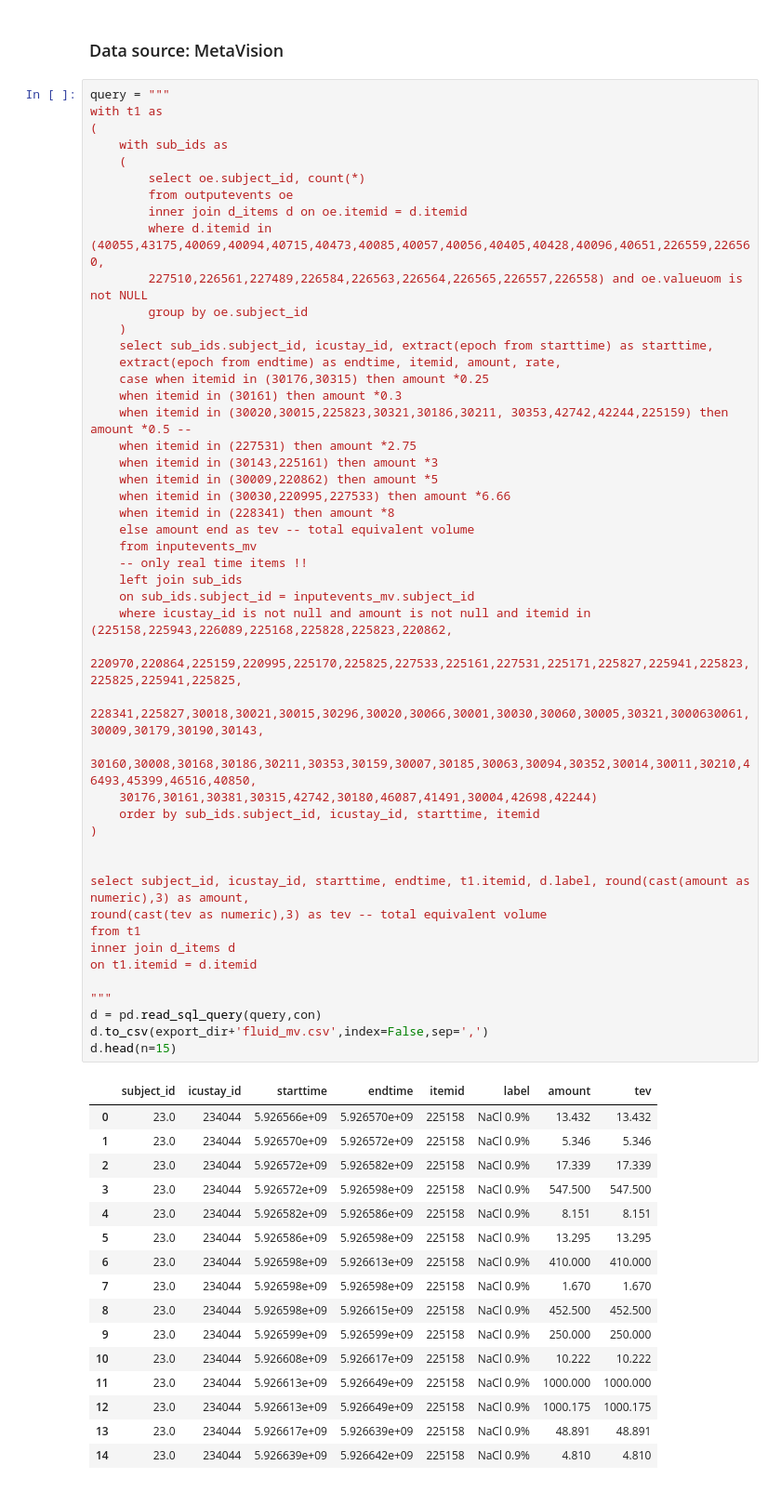
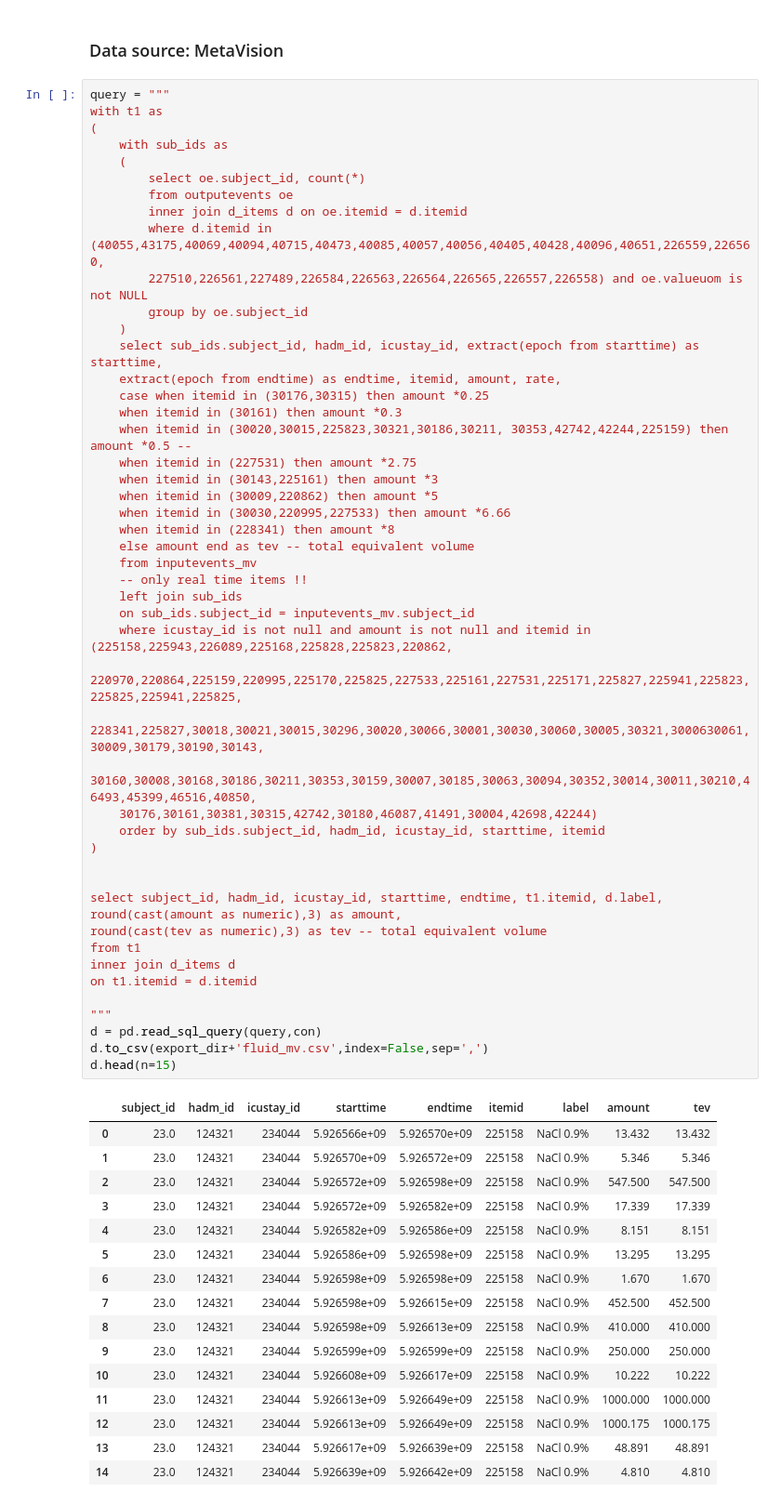
Before and after one commit to dhruvsharma15/mimic-iii-analysis, a Jupyter notebook: AKI_data_extraction.ipynb, the cells around one changed output. Shown at 93% size. Saved outputs shown, nothing was run; the diff lists cells and outputs as text.

```diff
--- a/AKI_data_extraction.ipynb
+++ b/AKI_data_extraction.ipynb
@@ -710,54 +712,54 @@ with t1 as
         227510,226561,227489,226584,226563,226564,226565,226557,226558) and oe.valueuom is not NULL
         group by oe.subject_id
     )
-    select sub_ids.subject_id, icustay_id, extract(epoch from starttime) as starttime,
+    select sub_ids.subject_id, hadm_id, icustay_id, extract(epoch from starttime) as starttime,
     extract(epoch from endtime) as endtime, itemid, amount, rate,
     case when itemid in (30176,30315) then amount *0.25
     when itemid in (30161) then amount *0.3
     when itemid in (30020,30015,225823,30321,30186,30211, 30353,42742,42244,225159) then amount *0.5 --
     when itemid in (227531) then amount *2.75
     when itemid in (30143,225161) then amount *3
     when itemid in (30009,220862) then amount *5
     when itemid in (30030,220995,227533) then amount *6.66
     when itemid in (228341) then amount *8
     else amount end as tev -- total equivalent volume
     from inputevents_mv
     -- only real time items !!
     left join sub_ids
     on sub_ids.subject_id = inputevents_mv.subject_id
     where icustay_id is not null and amount is not null and itemid in (225158,225943,226089,225168,225828,225823,220862,
     220970,220864,225159,220995,225170,225825,227533,225161,227531,225171,225827,225941,225823,225825,225941,225825,
     228341,225827,30018,30021,30015,30296,30020,30066,30001,30030,30060,30005,30321,3000630061,30009,30179,30190,30143,
     30160,30008,30168,30186,30211,30353,30159,30007,30185,30063,30094,30352,30014,30011,30210,46493,45399,46516,40850,
     30176,30161,30381,30315,42742,30180,46087,41491,30004,42698,42244)
-    order by sub_ids.subject_id, icustay_id, starttime, itemid
+    order by sub_ids.subject_id, hadm_id, icustay_id, starttime, itemid
 )
 
 
-select subject_id, icustay_id, starttime, endtime, t1.itemid, d.label, round(cast(amount as numeric),3) as amount,
+select subject_id, hadm_id, icustay_id, starttime, endtime, t1.itemid, d.label, round(cast(amount as numeric),3) as amount,
 round(cast(tev as numeric),3) as tev -- total equivalent volume
 from t1
 inner join d_items d
 on t1.itemid = d.itemid
 
 """
 d = pd.read_sql_query(query,con)
 d.to_csv(export_dir+'fluid_mv.csv',index=False,sep=',')
 d.head(n=15)
 # %% [output]
-|  | subject_id | icustay_id | starttime | endtime | itemid | label | amount | tev |
-| 0 | 23.0 | 234044 | 5.926566e+09 | 5.926570e+09 | 225158 | NaCl 0.9% | 13.432 | 13.432 |
-| 1 | 23.0 | 234044 | 5.926570e+09 | 5.926572e+09 | 225158 | NaCl 0.9% | 5.346 | 5.346 |
-| 2 | 23.0 | 234044 | 5.926572e+09 | 5.926582e+09 | 225158 | NaCl 0.9% | 17.339 | 17.339 |
-| 3 | 23.0 | 234044 | 5.926572e+09 | 5.926598e+09 | 225158 | NaCl 0.9% | 547.500 | 547.500 |
-| 4 | 23.0 | 234044 | 5.926582e+09 | 5.926586e+09 | 225158 | NaCl 0.9% | 8.151 | 8.151 |
-| 5 | 23.0 | 234044 | 5.926586e+09 | 5.926598e+09 | 225158 | NaCl 0.9% | 13.295 | 13.295 |
-| 6 | 23.0 | 234044 | 5.926598e+09 | 5.926613e+09 | 225158 | NaCl 0.9% | 410.000 | 410.000 |
-| 7 | 23.0 | 234044 | 5.926598e+09 | 5.926598e+09 | 225158 | NaCl 0.9% | 1.670 | 1.670 |
-| 8 | 23.0 | 234044 | 5.926598e+09 | 5.926615e+09 | 225158 | NaCl 0.9% | 452.500 | 452.500 |
-| 9 | 23.0 | 234044 | 5.926599e+09 | 5.926599e+09 | 225158 | NaCl 0.9% | 250.000 | 250.000 |
-| 10 | 23.0 | 234044 | 5.926608e+09 | 5.926617e+09 | 225158 | NaCl 0.9% | 10.222 | 10.222 |
-| 11 | 23.0 | 234044 | 5.926613e+09 | 5.926649e+09 | 225158 | NaCl 0.9% | 1000.000 | 1000.000 |
-| 12 | 23.0 | 234044 | 5.926613e+09 | 5.926649e+09 | 225158 | NaCl 0.9% | 1000.175 | 1000.175 |
-| 13 | 23.0 | 234044 | 5.926617e+09 | 5.926639e+09 | 225158 | NaCl 0.9% | 48.891 | 48.891 |
-| 14 | 23.0 | 234044 | 5.926639e+09 | 5.926642e+09 | 225158 | NaCl 0.9% | 4.810 | 4.810 |
+|  | subject_id | hadm_id | icustay_id | starttime | endtime | itemid | label | amount | tev |
+| 0 | 23.0 | 124321 | 234044 | 5.926566e+09 | 5.926570e+09 | 225158 | NaCl 0.9% | 13.432 | 13.432 |
+| 1 | 23.0 | 124321 | 234044 | 5.926570e+09 | 5.926572e+09 | 225158 | NaCl 0.9% | 5.346 | 5.346 |
+| 2 | 23.0 | 124321 | 234044 | 5.926572e+09 | 5.926598e+09 | 225158 | NaCl 0.9% | 547.500 | 547.500 |
+| 3 | 23.0 | 124321 | 234044 | 5.926572e+09 | 5.926582e+09 | 225158 | NaCl 0.9% | 17.339 | 17.339 |
+| 4 | 23.0 | 124321 | 234044 | 5.926582e+09 | 5.926586e+09 | 225158 | NaCl 0.9% | 8.151 | 8.151 |
+| 5 | 23.0 | 124321 | 234044 | 5.926586e+09 | 5.926598e+09 | 225158 | NaCl 0.9% | 13.295 | 13.295 |
+| 6 | 23.0 | 124321 | 234044 | 5.926598e+09 | 5.926598e+09 | 225158 | NaCl 0.9% | 1.670 | 1.670 |
+| 7 | 23.0 | 124321 | 234044 | 5.926598e+09 | 5.926615e+09 | 225158 | NaCl 0.9% | 452.500 | 452.500 |
+| 8 | 23.0 | 124321 | 234044 | 5.926598e+09 | 5.926613e+09 | 225158 | NaCl 0.9% | 410.000 | 410.000 |
+| 9 | 23.0 | 124321 | 234044 | 5.926599e+09 | 5.926599e+09 | 225158 | NaCl 0.9% | 250.000 | 250.000 |
+| 10 | 23.0 | 124321 | 234044 | 5.926608e+09 | 5.926617e+09 | 225158 | NaCl 0.9% | 10.222 | 10.222 |
+| 11 | 23.0 | 124321 | 234044 | 5.926613e+09 | 5.926649e+09 | 225158 | NaCl 0.9% | 1000.000 | 1000.000 |
+| 12 | 23.0 | 124321 | 234044 | 5.926613e+09 | 5.926649e+09 | 225158 | NaCl 0.9% | 1000.175 | 1000.175 |
+| 13 | 23.0 | 124321 | 234044 | 5.926617e+09 | 5.926639e+09 | 225158 | NaCl 0.9% | 48.891 | 48.891 |
+| 14 | 23.0 | 124321 | 234044 | 5.926639e+09 | 5.926642e+09 | 225158 | NaCl 0.9% | 4.810 | 4.810 |
```
Also changed, not shown: parts of 6 cells of this notebook, 2 other files.
